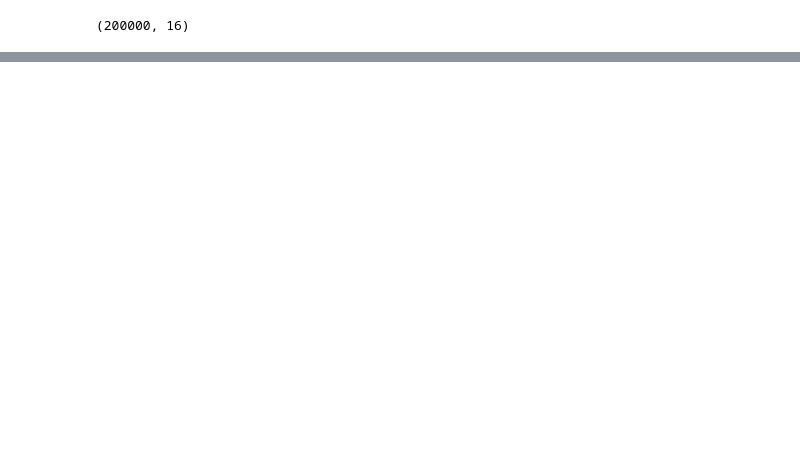
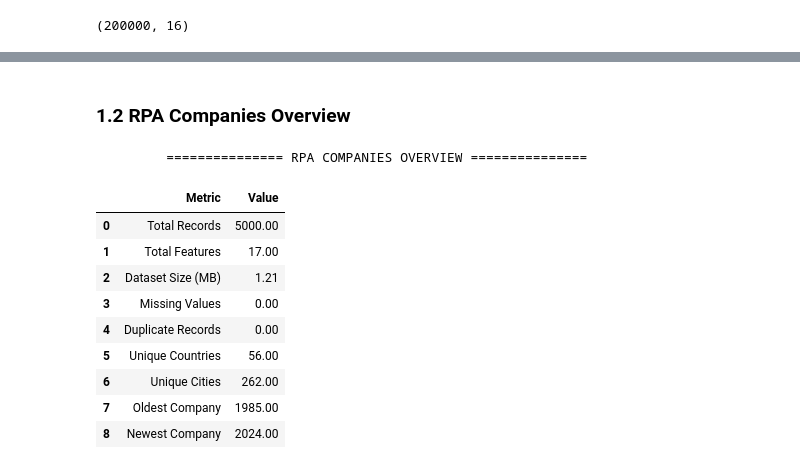
Before and after one commit to fathirrizkifadillah/Worldwide-Robotic-Process-Automation-Database-2026, a Jupyter notebook: main.ipynb, the cells around one changed output, grey strips where cells are left out. Drawn from its saved outputs; the diff is of its cells as text; code cells hidden in the pictures; blank space fills up the shorter version.

Commit message:
Upgrading Data Overview and add Data Quality Check'

```diff
--- a/main.ipynb
+++ b/main.ipynb
@@ -187,0 +234,44 @@ display(software.head(), software.shape)
+# %% [markdown]
+### 1.2 RPA Companies Overview
+# %%
+print("\t","="*15, "RPA COMPANIES OVERVIEW", "="*15)
+
+
+company_overview = pd.DataFrame({
+    "Metric":[
+        "Total Records",
+        "Total Features",
+        "Dataset Size (MB)",
+        "Missing Values",
+        "Duplicate Records",
+        "Unique Countries",
+        "Unique Cities",
+        "Oldest Company",
+        "Newest Company"
+    ],
+    "Value":[
+        len(rpa_companies),
+        rpa_companies.shape[1],
+        round(rpa_companies.memory_usage(deep=True).sum()/1024**2,2),
+        rpa_companies.isna().sum().sum(),
+        rpa_companies.duplicated().sum(),
+        rpa_companies["headquarters_country"].nunique(),
+        rpa_companies["headquarters_city"].nunique(),
+        rpa_companies["founded_year"].min(),
+        rpa_companies["founded_year"].max()
+    ]
+})
+
+display(company_overview)
+# %% [output]
+         =============== RPA COMPANIES OVERVIEW ===============
+|  | Metric | Value |
+| 0 | Total Records | 5000.00 |
+| 1 | Total Features | 17.00 |
+| 2 | Dataset Size (MB) | 1.21 |
+| 3 | Missing Values | 0.00 |
+| 4 | Duplicate Records | 0.00 |
+| 5 | Unique Countries | 56.00 |
+| 6 | Unique Cities | 262.00 |
+| 7 | Oldest Company | 1985.00 |
+| 8 | Newest Company | 2024.00 |
```
Also changed, not shown: parts of 9 cells of this notebook.
